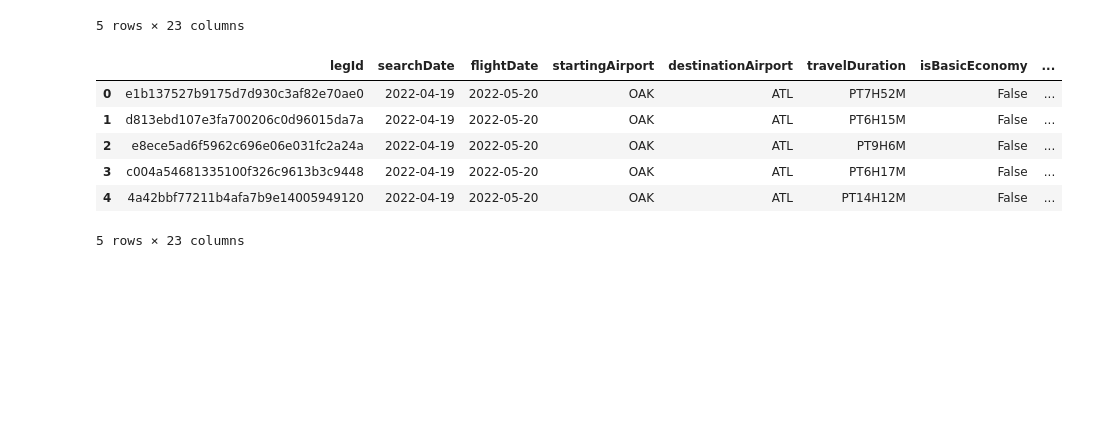
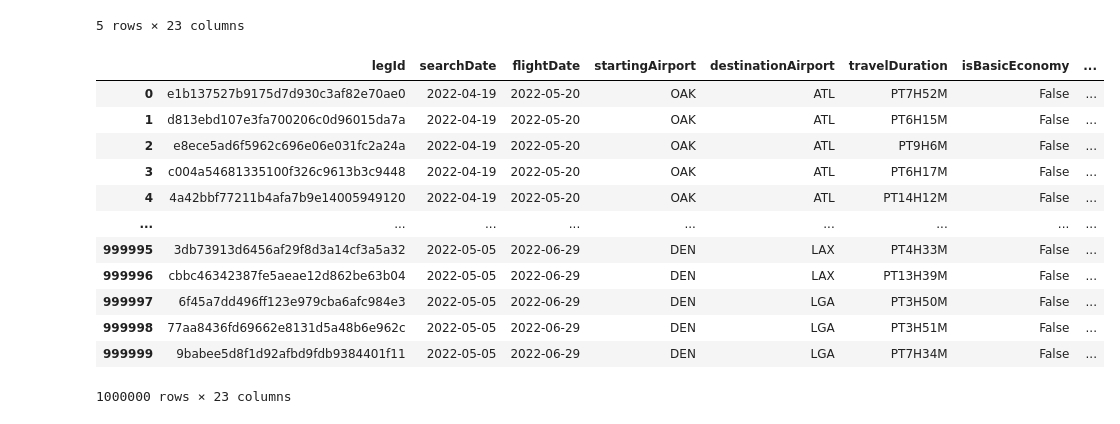
Before and after one commit to sidhantbajaj/at3-model-experimentation, a Jupyter notebook: notebooks/data transformations.ipynb, the cells around one changed output. Drawn from its saved outputs; the diff is of its cells as text; code cells hidden in the pictures; blank space fills up the shorter version.

```diff
--- a/notebooks/data transformations.ipynb
+++ b/notebooks/data transformations.ipynb
@@ -315,12 +333,18 @@ for folder_name, subfolders, filenames in os.walk(root_dir):
 # Concatenate all DataFrames into one
 merged_df = pd.concat(df_list, ignore_index=True)
 # %%
-merged_df.head()
+merged_df.head(1000000)
 # %% [output]
 |  | legId | searchDate | flightDate | startingAirport | destinationAirport | travelDuration | isBasicEconomy | ... |
 | 0 | e1b137527b9175d7d930c3af82e70ae0 | 2022-04-19 | 2022-05-20 | OAK | ATL | PT7H52M | False | ... |
 | 1 | d813ebd107e3fa700206c0d96015da7a | 2022-04-19 | 2022-05-20 | OAK | ATL | PT6H15M | False | ... |
 | 2 | e8ece5ad6f5962c696e06e031fc2a24a | 2022-04-19 | 2022-05-20 | OAK | ATL | PT9H6M | False | ... |
 | 3 | c004a54681335100f326c9613b3c9448 | 2022-04-19 | 2022-05-20 | OAK | ATL | PT6H17M | False | ... |
 | 4 | 4a42bbf77211b4afa7b9e14005949120 | 2022-04-19 | 2022-05-20 | OAK | ATL | PT14H12M | False | ... |
+| ... | ... | ... | ... | ... | ... | ... | ... | ... |
+| 999995 | 3db73913d6456af29f8d3a14cf3a5a32 | 2022-05-05 | 2022-06-29 | DEN | LAX | PT4H33M | False | ... |
+| 999996 | cbbc46342387fe5aeae12d862be63b04 | 2022-05-05 | 2022-06-29 | DEN | LAX | PT13H39M | False | ... |
+| 999997 | 6f45a7dd496ff123e979cba6afc984e3 | 2022-05-05 | 2022-06-29 | DEN | LGA | PT3H50M | False | ... |
+| 999998 | 77aa8436fd69662e8131d5a48b6e962c | 2022-05-05 | 2022-06-29 | DEN | LGA | PT3H51M | False | ... |
+| 999999 | 9babee5d8f1d92afbd9fdb9384401f11 | 2022-05-05 | 2022-06-29 | DEN | LGA | PT7H34M | False | ... |
-5 rows × 23 columns
+1000000 rows × 23 columns
```
Also changed, not shown: parts of 5 cells of this notebook.
